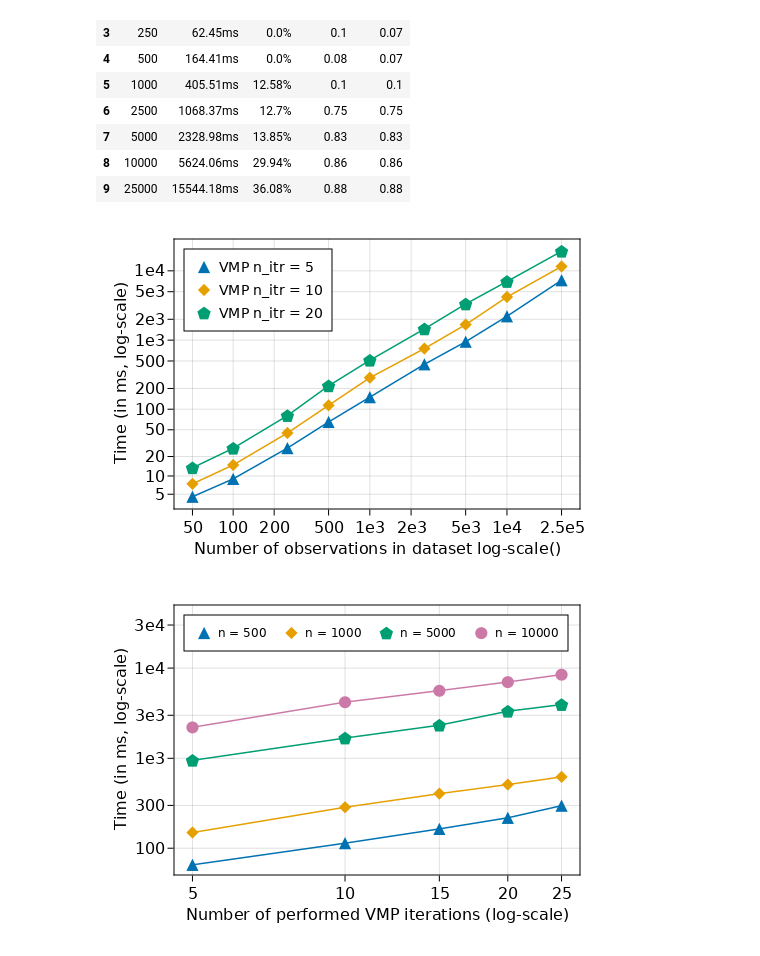
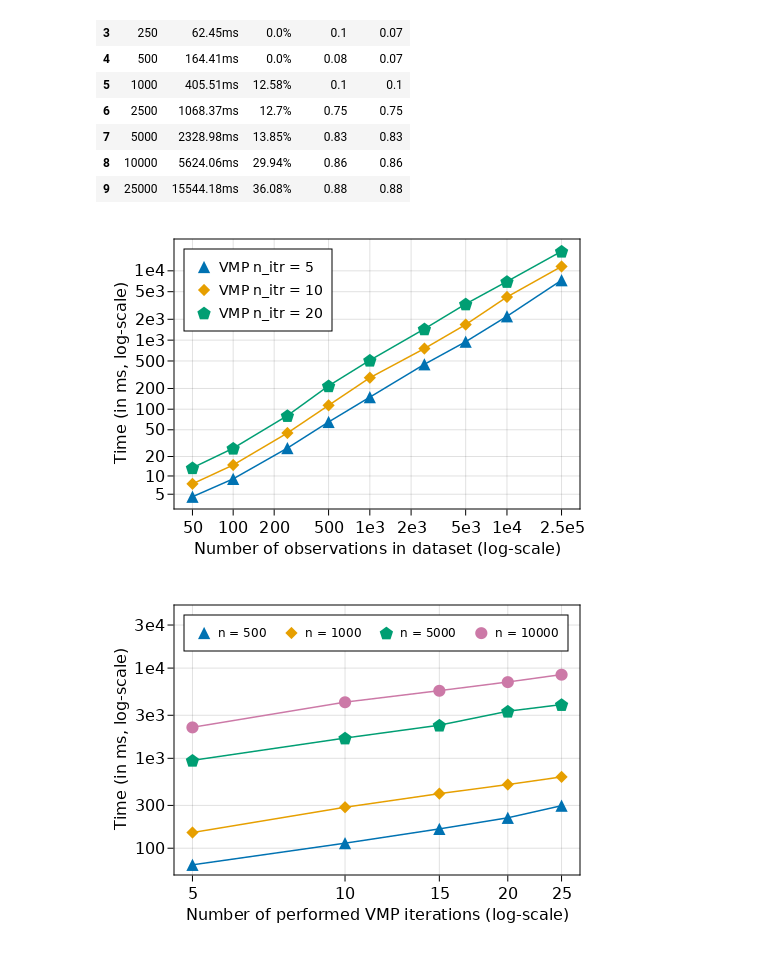
Before and after one commit to biaslab/ReactiveMPPaperExperiments, a Jupyter notebook: notebooks/rmp_hidden_markov_model.ipynb, the cells around one changed output. Cells and saved outputs as stored; diff of their text form; code cells hidden in the pictures.

Commit message:
update plot labels

```diff
--- a/notebooks/rmp_hidden_markov_model.ipynb
+++ b/notebooks/rmp_hidden_markov_model.ipynb
@@ -355,7 +355,7 @@ let
 
     ax = Axis(fig[1, 1])
 
-    ax.xlabel = "Number of observations in dataset log-scale()"
+    ax.xlabel = "Number of observations in dataset (log-scale)"
     ax.ylabel = "Time (in ms, log-scale)"
     ax.xscale = Makie.pseudolog10
     ax.yscale = Makie.pseudolog10
@@ -363,34 +363,34 @@ let
     ax.xticks = (
         [ 50, 100, 200, 500, 1000, 2000, 5000, 10_000, 25_000 ],
         [ "50", "100", "200", "500", "1e3", "2e3", "5e3", "1e4", "2.5e5" ]
     )
 
     ax.yticks = (
         [ 5, 10, 20, 50, 100, 200, 500, 1000, 2000, 5_000, 10_000, 30_000 ],
         [ "5", "10", "20", "50", "100", "200", "500", "1e3", "2e3", "5e3", "1e4", "3e4" ]
     )
 
     mshapes = [ :utriangle, :diamond, :pentagon ]
 
     for (mshape, target_n_itr) in zip(mshapes, target_n_itrs)
         filtered = filter(hmm_benchmarks) do b
             return b["n_itr"] === target_n_itr
         end
 
         range      = map(f -> f["n"], filtered)
         benchmarks = map(f -> f["benchmark"], filtered)
         timings    = map(t -> t.time, minimum.(benchmarks)) ./ 1_000_000
 
         lines!(ax, range, timings)
         scatter!(ax, range, timings, marker = mshape, markersize = 16, label = "VMP n_itr = $(target_n_itr)")
     end
 
     axislegend(ax, labelsize = 14, position = :lt)
 
     @saveplot fig "hmm_benchmark_observations"
 end
 # %% [output]
-[figure, old version]
+[figure, new version]
 # %%
 target_ns = [ 500, 1000, 5000, 10_000 ];
 # %%
```
Also changed, not shown: 6 other files.
